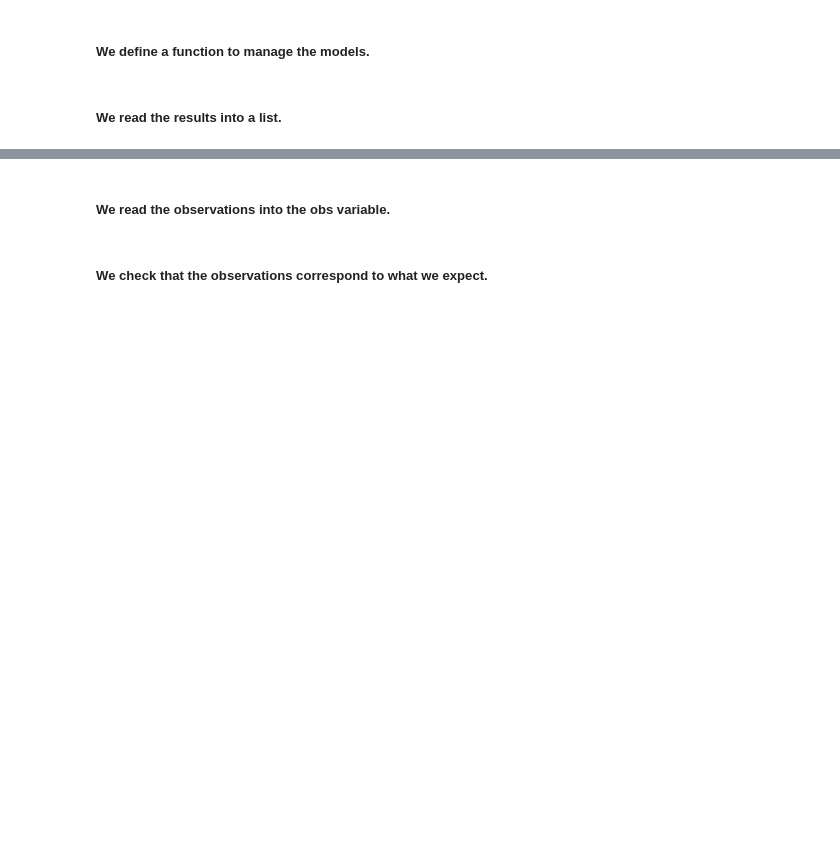
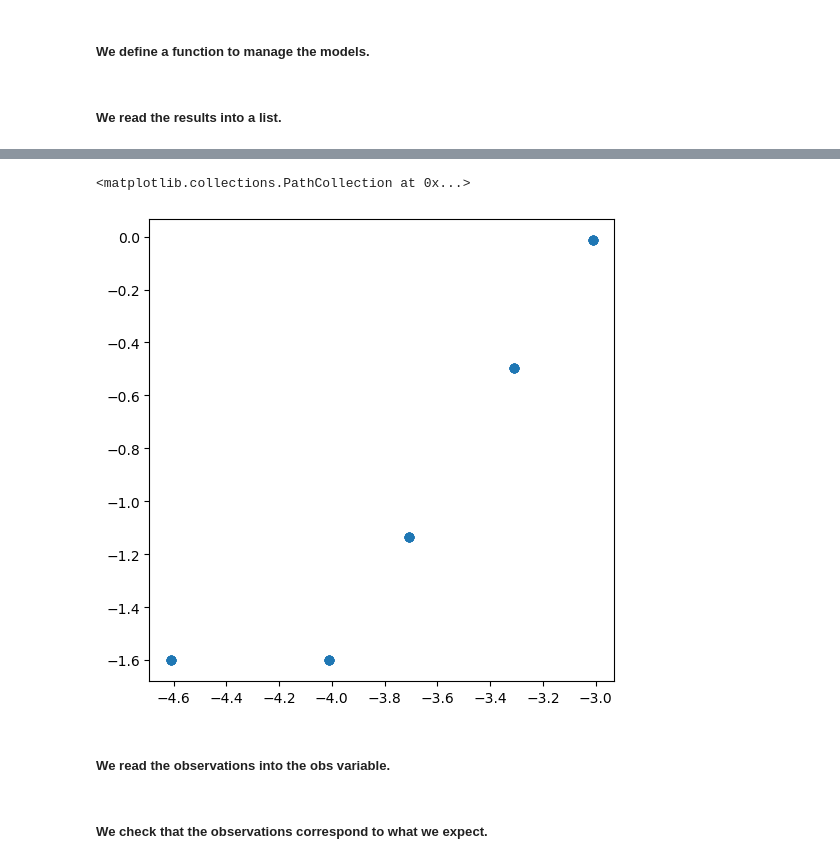
Before and after one commit to Morisset/Cloudy_Summer_School, a Jupyter notebook: Notebooks/1.7.BPT_logU_OH.ipynb, the cells around one changed output, grey strips where cells are left out. Cells and saved outputs as stored; diff of their text form; code cells hidden in the pictures; blank space fills up the shorter version.

```diff
--- a/Notebooks/1.7.BPT_logU_OH.ipynb
+++ b/Notebooks/1.7.BPT_logU_OH.ipynb
@@ -112,3 +110,9 @@ for M in Ms:
+# %%
+f, ax = plt.subplots(1, 1, figsize=(6, 6))
+ax.scatter([M.abund['O'] for M in Ms], [M.abund['N']-M.abund['O'] for M in Ms])
+# %% [output]
+<matplotlib.collections.PathCollection at 0x...>
+[figure, added]
 # %% [markdown]
 ##### We read the observations into the obs variable.
 # %%
```
Also changed, not shown: parts of 6 cells of this notebook.
